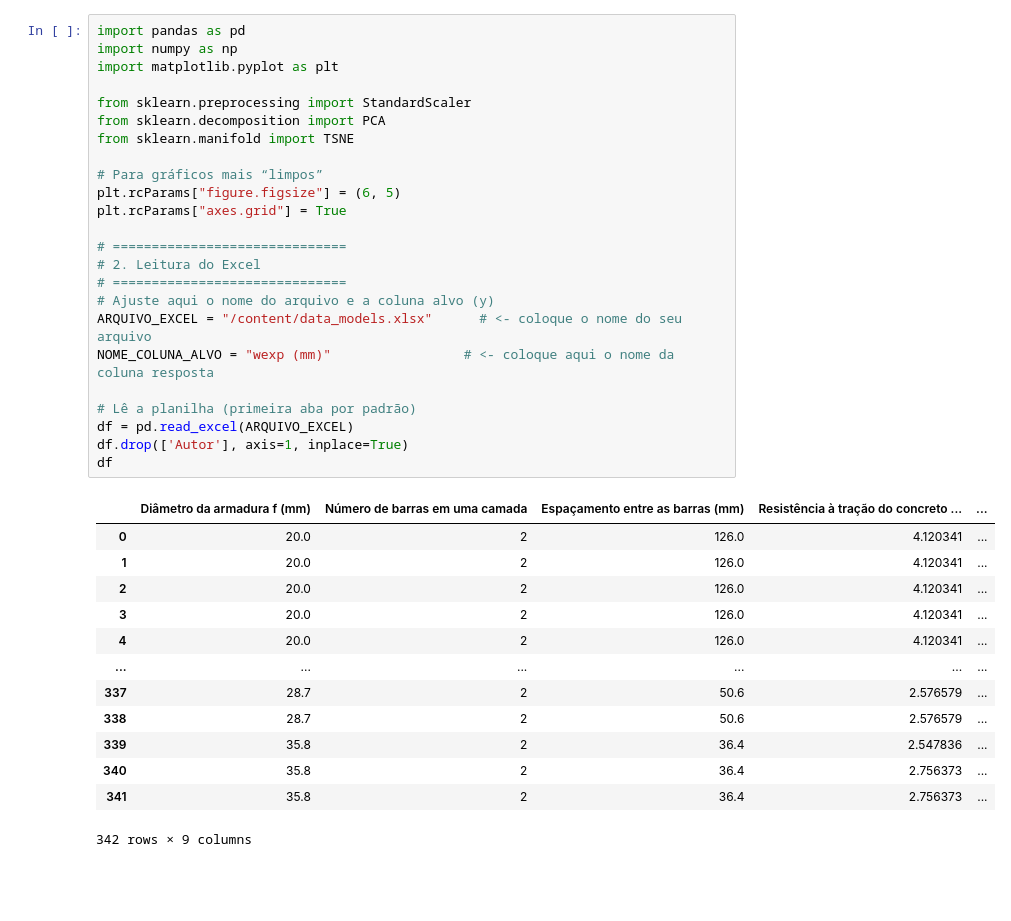
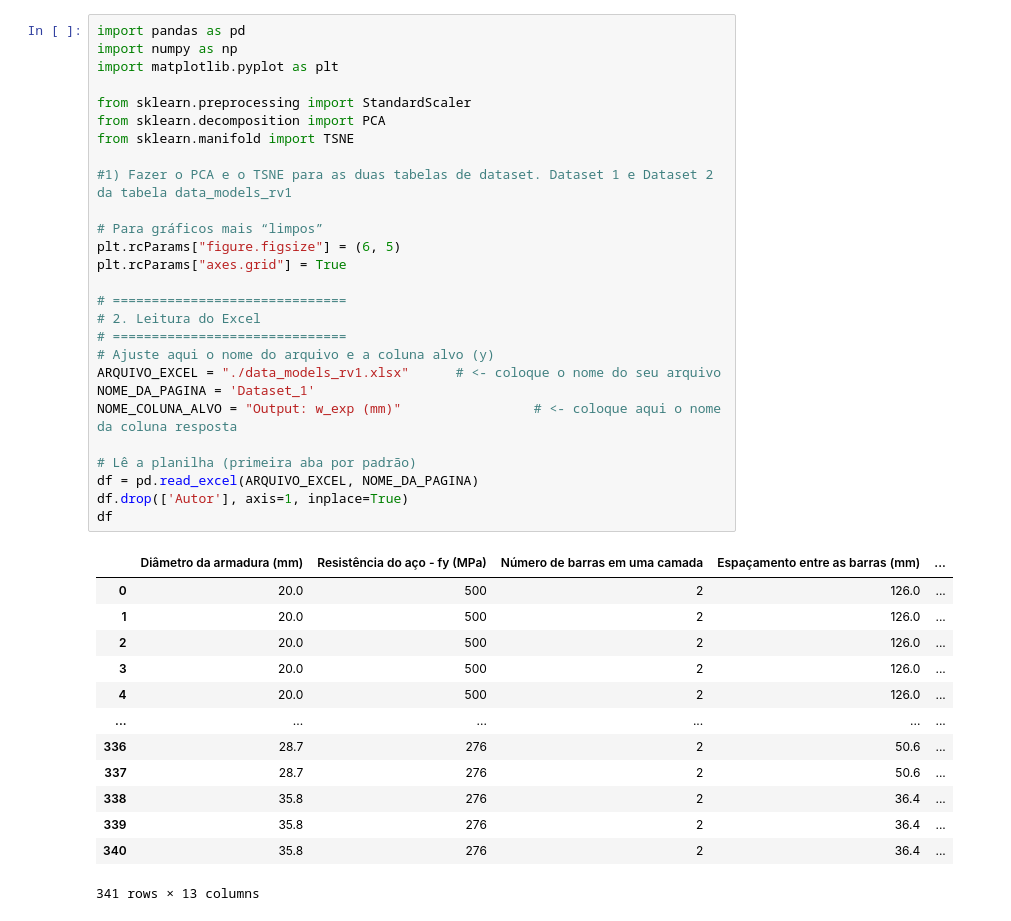
Before and after one commit to wmpjrufg/crack_prediction_symbolic_regression, a Jupyter notebook: pca_tsne.ipynb, the cells around one changed output. Drawn from its saved outputs; the diff is of its cells as text; blank space fills up the shorter version.

```diff
--- a/pca_tsne.ipynb
+++ b/pca_tsne.ipynb
@@ -1,41 +1,44 @@
 # %%
 import pandas as pd
 import numpy as np
 import matplotlib.pyplot as plt
 
 from sklearn.preprocessing import StandardScaler
 from sklearn.decomposition import PCA
 from sklearn.manifold import TSNE
 
+#1) Fazer o PCA e o TSNE para as duas tabelas de dataset. Dataset 1 e Dataset 2 da tabela data_models_rv1
+
 # Para gráficos mais “limpos”
 plt.rcParams["figure.figsize"] = (6, 5)
 plt.rcParams["axes.grid"] = True
 
 # ==============================
 # 2. Leitura do Excel
 # ==============================
 # Ajuste aqui o nome do arquivo e a coluna alvo (y)
-ARQUIVO_EXCEL = "/content/data_models.xlsx"      # <- coloque o nome do seu arquivo
-NOME_COLUNA_ALVO = "wexp (mm)"                 # <- coloque aqui o nome da coluna resposta
+ARQUIVO_EXCEL = "./data_models_rv1.xlsx"      # <- coloque o nome do seu arquivo
+NOME_DA_PAGINA = 'Dataset_1'
+NOME_COLUNA_ALVO = "Output: w_exp (mm)"                 # <- coloque aqui o nome da coluna resposta
 
 # Lê a planilha (primeira aba por padrão)
-df = pd.read_excel(ARQUIVO_EXCEL)
+df = pd.read_excel(ARQUIVO_EXCEL, NOME_DA_PAGINA)
 df.drop(['Autor'], axis=1, inplace=True)
 df
 # %% [output]
-|  | Diâmetro da armadura f (mm) | Número de barras em uma camada | Espaçamento entre as barras (mm) | Resistência à tração do concreto ... | ... |
-| 0 | 20.0 | 2 | 126.0 | 4.120341 | ... |
-| 1 | 20.0 | 2 | 126.0 | 4.120341 | ... |
-| 2 | 20.0 | 2 | 126.0 | 4.120341 | ... |
-| 3 | 20.0 | 2 | 126.0 | 4.120341 | ... |
-| 4 | 20.0 | 2 | 126.0 | 4.120341 | ... |
+|  | Diâmetro da armadura (mm) | Resistência do aço - fy (MPa) | Número de barras em uma camada | Espaçamento entre as barras (mm) | ... |
+| 0 | 20.0 | 500 | 2 | 126.0 | ... |
+| 1 | 20.0 | 500 | 2 | 126.0 | ... |
+| 2 | 20.0 | 500 | 2 | 126.0 | ... |
+| 3 | 20.0 | 500 | 2 | 126.0 | ... |
+| 4 | 20.0 | 500 | 2 | 126.0 | ... |
 | ... | ... | ... | ... | ... | ... |
-| 337 | 28.7 | 2 | 50.6 | 2.576579 | ... |
-| 338 | 28.7 | 2 | 50.6 | 2.576579 | ... |
-| 339 | 35.8 | 2 | 36.4 | 2.547836 | ... |
-| 340 | 35.8 | 2 | 36.4 | 2.756373 | ... |
-| 341 | 35.8 | 2 | 36.4 | 2.756373 | ... |
+| 336 | 28.7 | 276 | 2 | 50.6 | ... |
+| 337 | 28.7 | 276 | 2 | 50.6 | ... |
+| 338 | 35.8 | 276 | 2 | 36.4 | ... |
+| 339 | 35.8 | 276 | 2 | 36.4 | ... |
+| 340 | 35.8 | 276 | 2 | 36.4 | ... |
-342 rows × 9 columns
+341 rows × 13 columns
 # %%
 print("Colunas encontradas no dataset:")
 print(df.columns)
```
Also changed, not shown: parts of 5 cells of this notebook, 1 other file.
